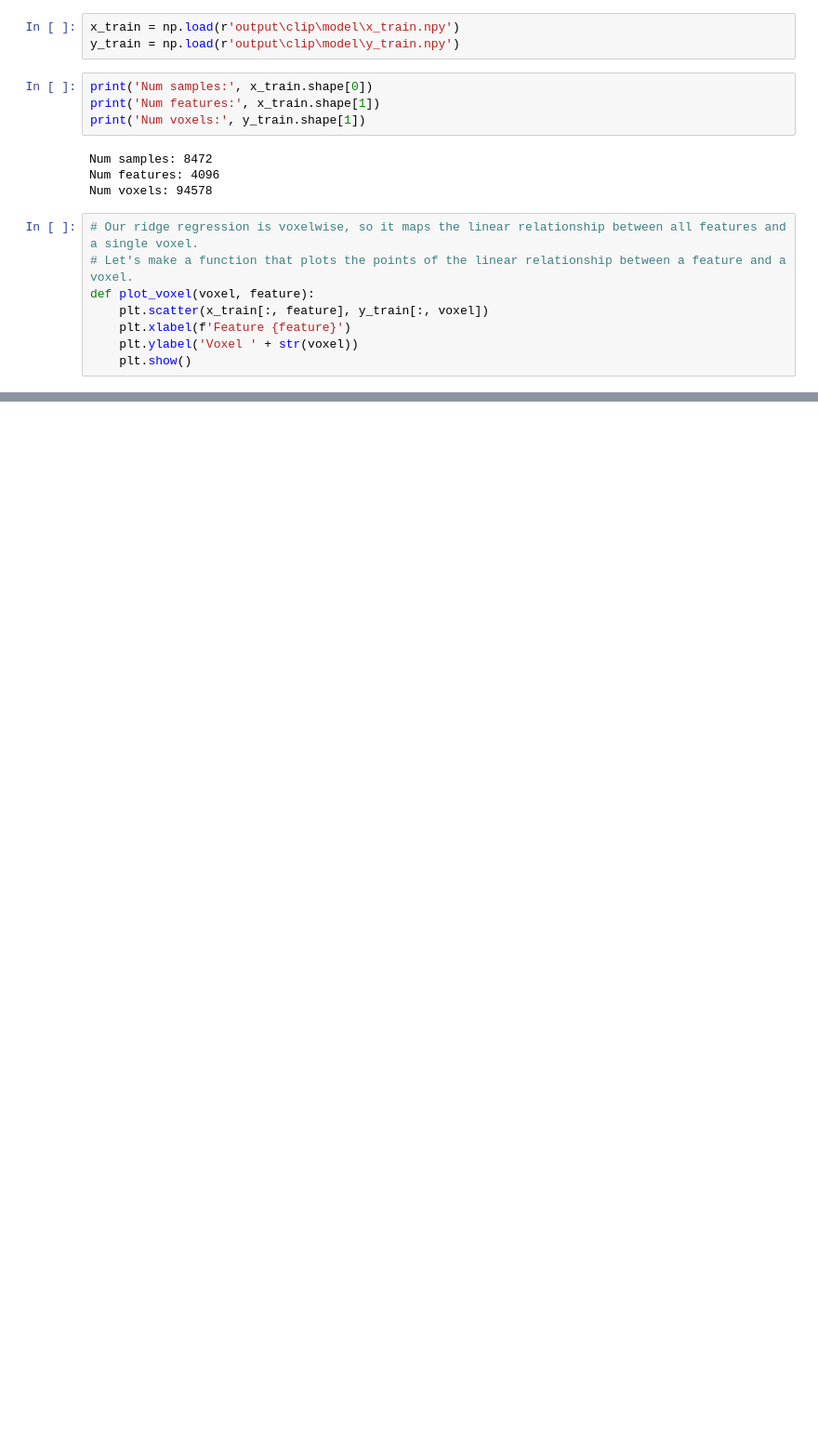
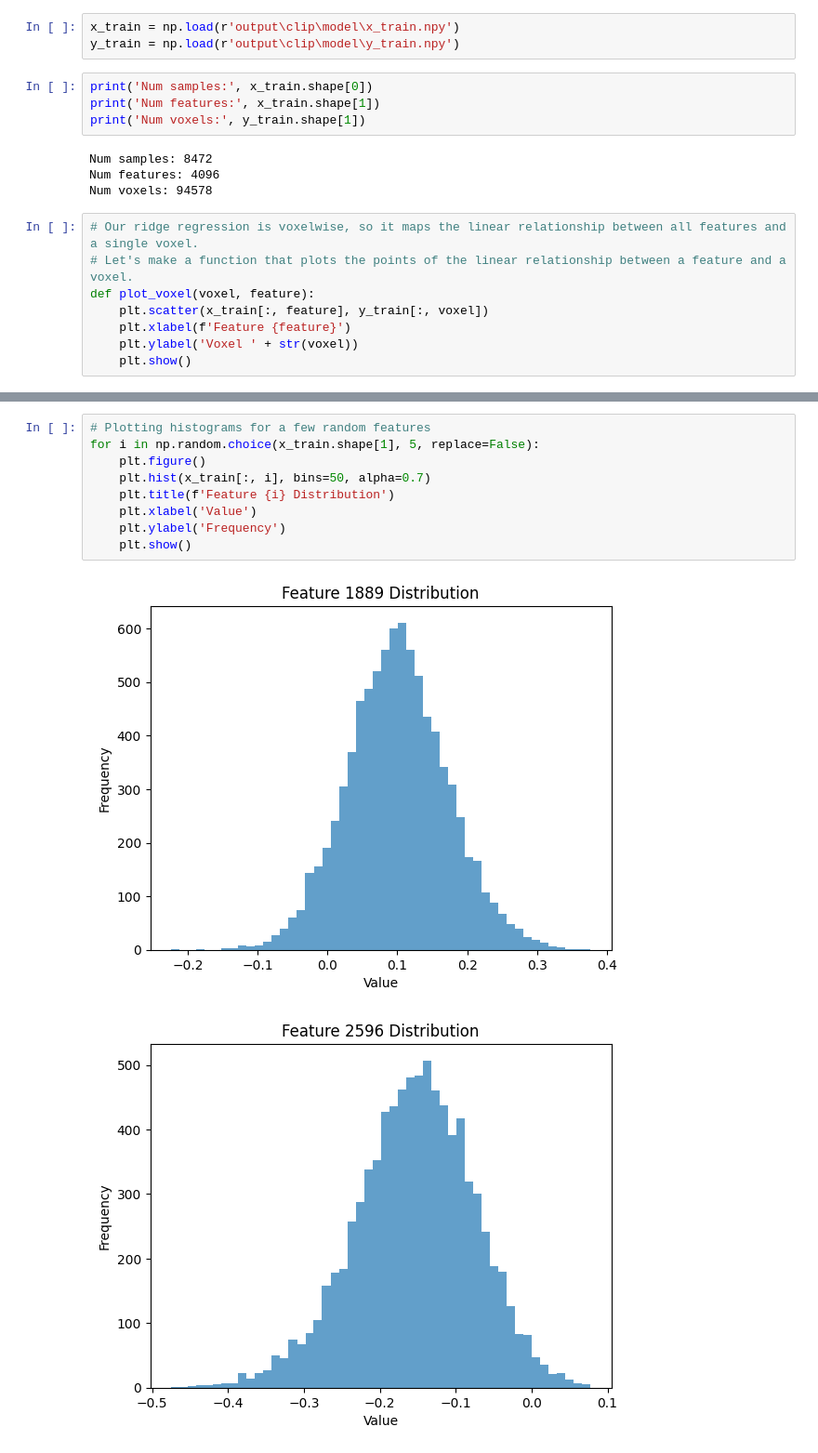
Before and after one commit to bridgetleonard2/LLaVA-Brain, a Jupyter notebook: linear_plot.ipynb, the cells around one changed output, grey strips where cells are left out. Shown at 93% size. Drawn from its saved outputs; the diff is of its cells as text; blank space fills up the shorter version.

```diff
--- a/linear_plot.ipynb
+++ b/linear_plot.ipynb
@@ -34,0 +50,12 @@ for i in range(5):
+# %%
+# Plotting histograms for a few random features
+for i in np.random.choice(x_train.shape[1], 5, replace=False):
+    plt.figure()
+    plt.hist(x_train[:, i], bins=50, alpha=0.7)
+    plt.title(f'Feature {i} Distribution')
+    plt.xlabel('Value')
+    plt.ylabel('Frequency')
+    plt.show()
+# %% [output]
+[figure, added]
+[figure, added]
```
Also changed, not shown: parts of 11 cells of this notebook, 1 other file.
